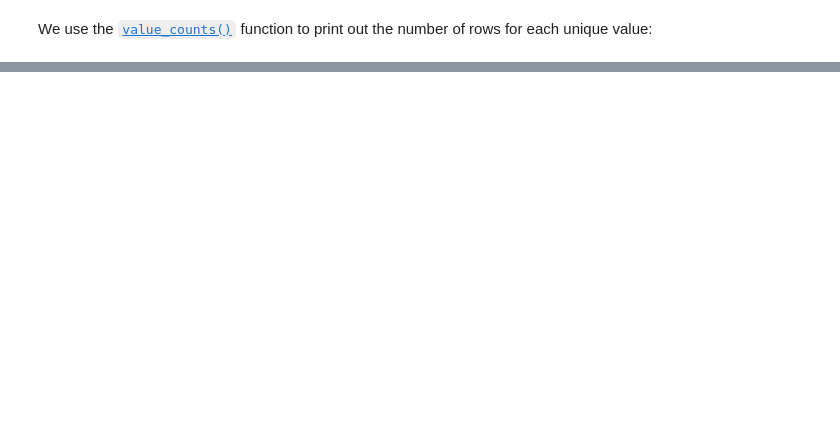
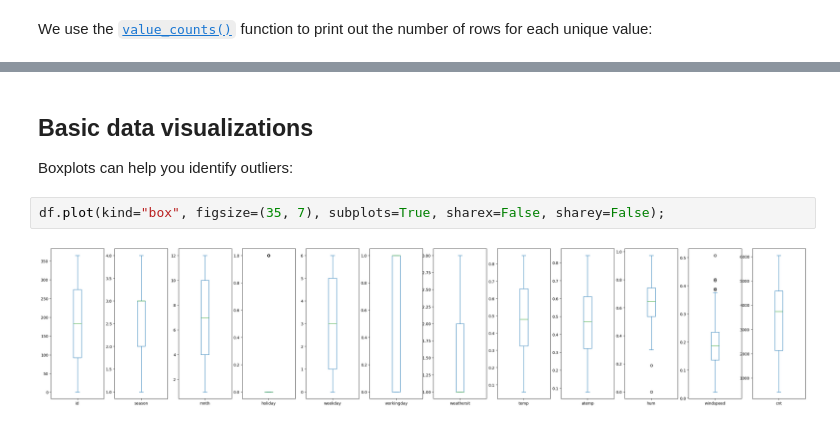
Before and after one commit to OdedHellman/Bike-Sharing-Demand---Kaggle-Competition, a Jupyter notebook: competition_notebook.ipynb, the cells around one changed output, grey strips where cells are left out. Saved outputs shown, nothing was run; the diff lists cells and outputs as text; blank space fills up the shorter version.

```diff
--- a/competition_notebook.ipynb
+++ b/competition_notebook.ipynb
@@ -153,3 +158,11 @@ weathersit 1    226
 2    124
 3     15
 Name: weathersit, dtype: int64
+# %% [markdown]
+## Basic data visualizations
+
+Boxplots can help you identify outliers:
+# %%
+df.plot(kind="box", figsize=(35, 7), subplots=True, sharex=False, sharey=False);
+# %% [output]
+[figure, added]
```
Also changed, not shown: parts of 4 cells of this notebook.
